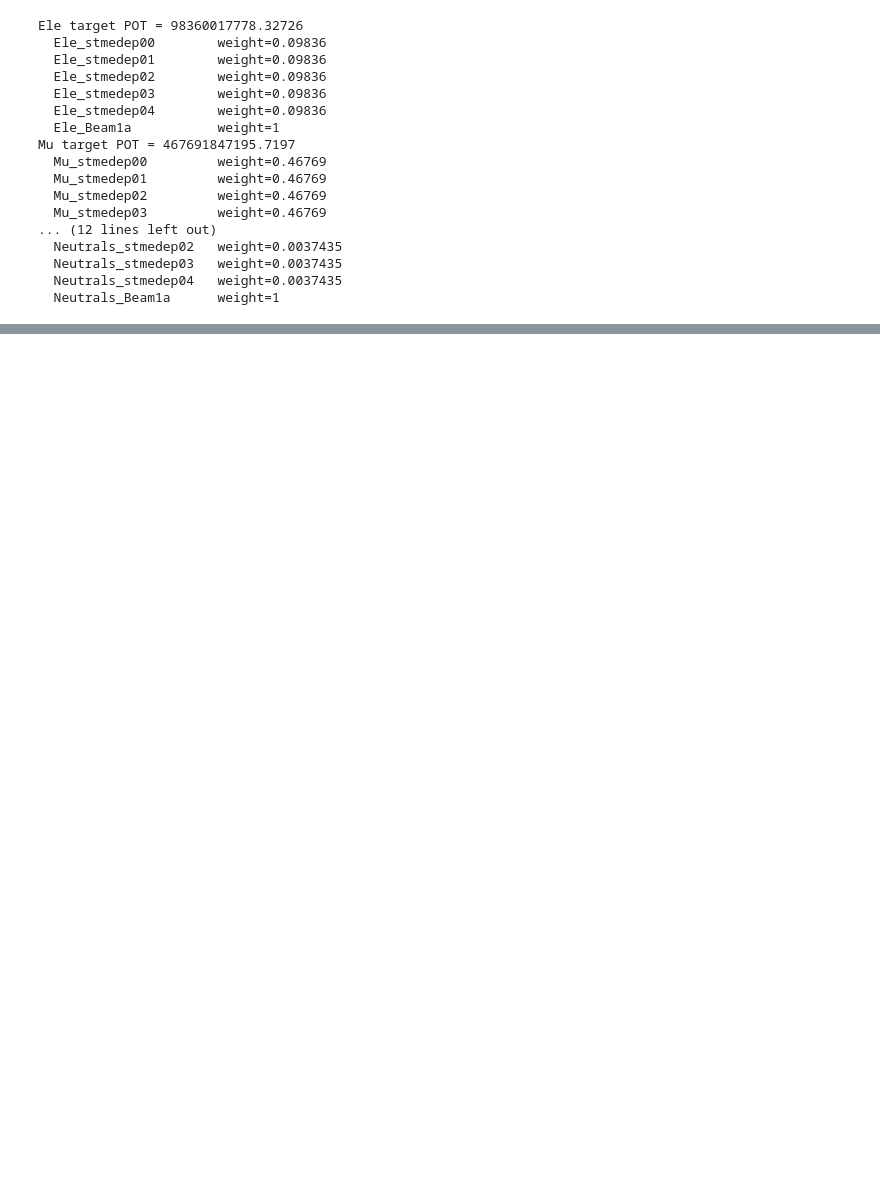
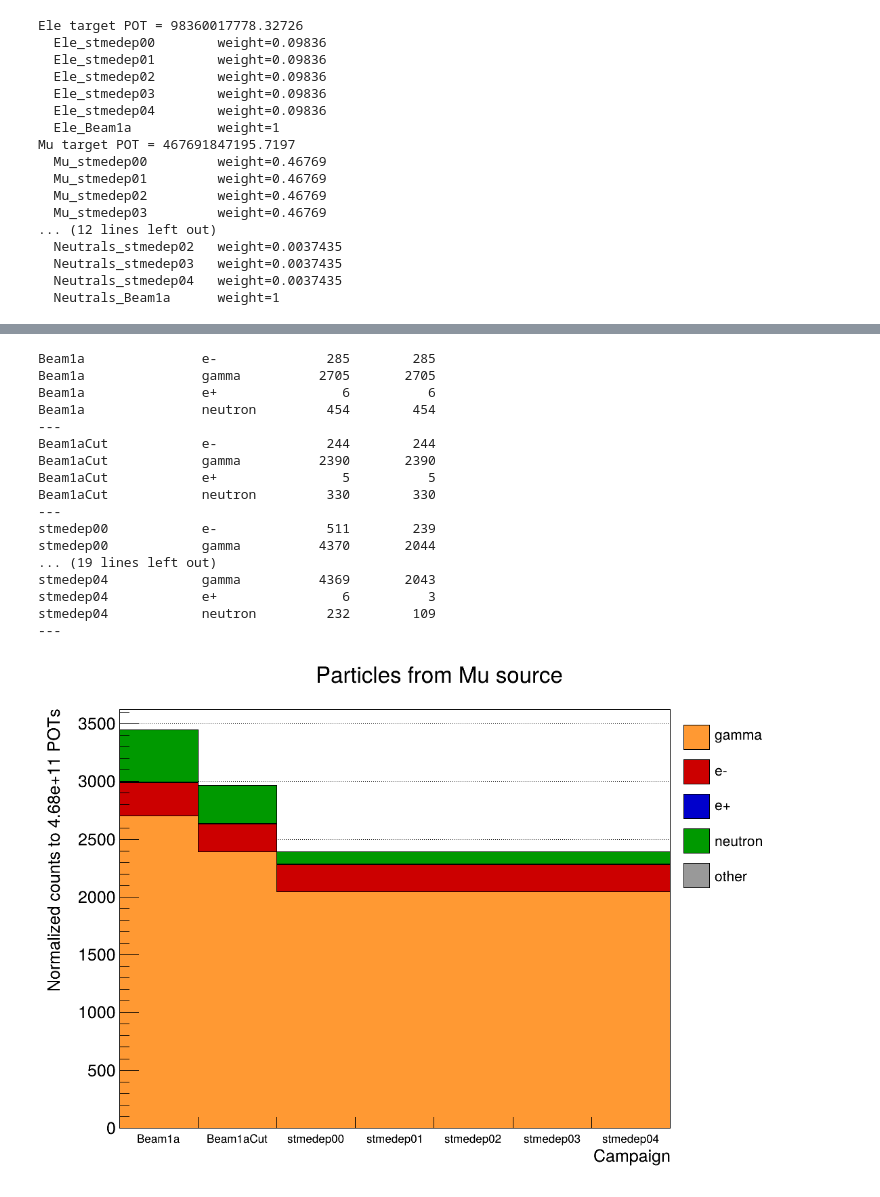
Before and after one commit to YongyiBWu/Mu2e_STM_studies, a Jupyter notebook: ResamplerVD101Comparison.ipynb, the cells around one changed output, grey strips where cells are left out. Cells and saved outputs as stored; diff of their text form; code cells hidden in the pictures; blank space fills up the shorter version.

```diff
--- a/ResamplerVD101Comparison.ipynb
+++ b/ResamplerVD101Comparison.ipynb
@@ -295,0 +466,22 @@ stmedep04            neutron  58
+# %%
+c = draw_pdg_composition("Mu")
+c.Draw()
+# %% [output]
+Beam1a               e-              285        285
+Beam1a               gamma          2705       2705
+Beam1a               e+                6          6
+Beam1a               neutron         454        454
+---
+Beam1aCut            e-              244        244
+Beam1aCut            gamma          2390       2390
+Beam1aCut            e+                5          5
+Beam1aCut            neutron         330        330
+---
+stmedep00            e-              511        239
+stmedep00            gamma          4370       2044
+... (19 lines left out)
+stmedep04            gamma          4369       2043
+stmedep04            e+                6          3
+stmedep04            neutron         232        109
+---
+[figure, added]
```
Also changed, not shown: parts of 21 cells of this notebook.
